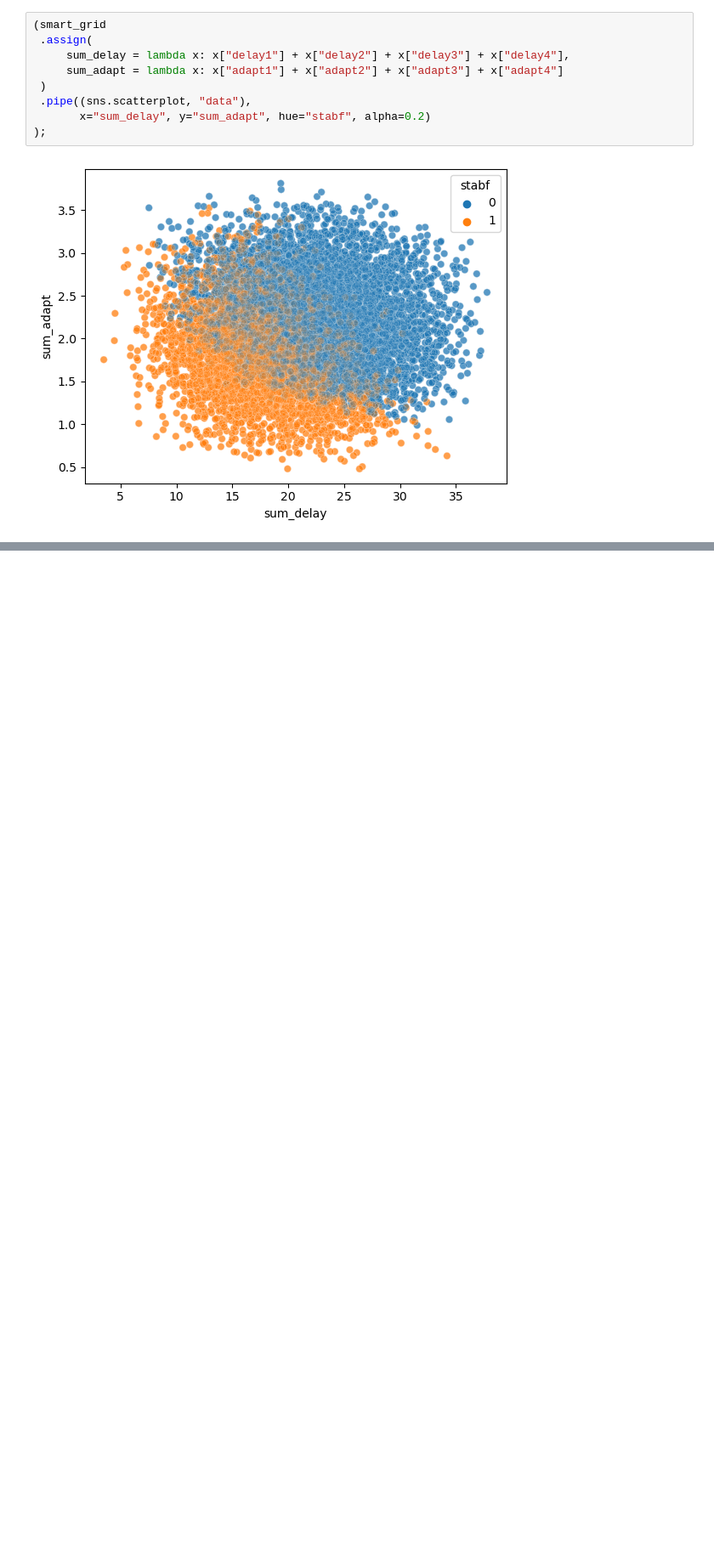
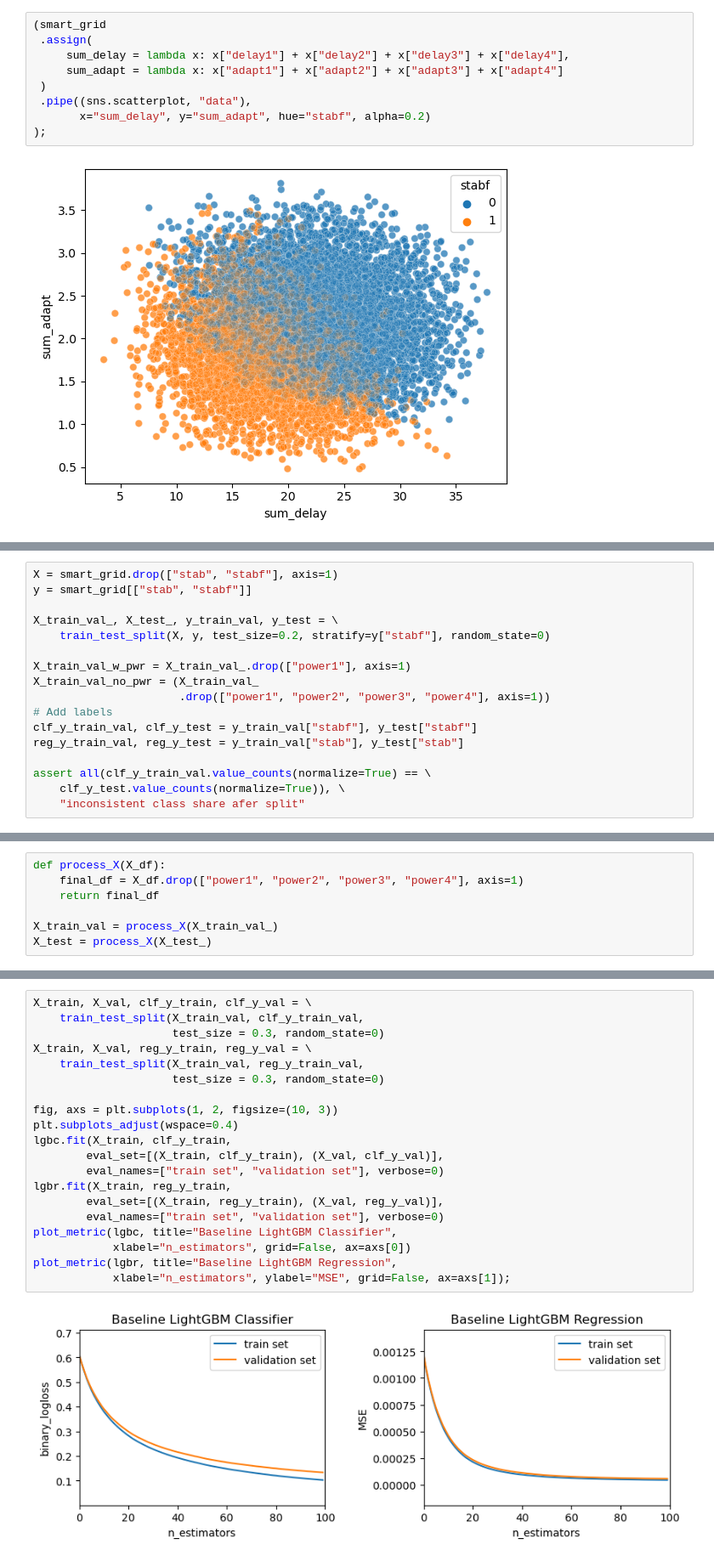
Before and after one commit to mphung1/SecureGrid, a Jupyter notebook: notebook.ipynb, the cells around one changed output, grey strips where cells are left out. Shown at 85% size. Drawn from its saved outputs; the diff is of its cells as text; blank space fills up the shorter version.

```diff
--- a/notebook.ipynb
+++ b/notebook.ipynb
@@ -85,0 +108,17 @@ for row_ind, feat_type in enumerate(["delay", "power", "adapt"]):
+# %%
+X = smart_grid.drop(["stab", "stabf"], axis=1)
+y = smart_grid[["stab", "stabf"]]
+
+X_train_val_, X_test_, y_train_val, y_test = \
+    train_test_split(X, y, test_size=0.2, stratify=y["stabf"], random_state=0)
+
+X_train_val_w_pwr = X_train_val_.drop(["power1"], axis=1)
+X_train_val_no_pwr = (X_train_val_
+                      .drop(["power1", "power2", "power3", "power4"], axis=1))
+# Add labels
+clf_y_train_val, clf_y_test = y_train_val["stabf"], y_test["stabf"]
+reg_y_train_val, reg_y_test = y_train_val["stab"], y_test["stab"]
+
+assert all(clf_y_train_val.value_counts(normalize=True) == \
+    clf_y_test.value_counts(normalize=True)), \
+    "inconsistent class share afer split"
@@ -85,0 +302,7 @@ for row_ind, feat_type in enumerate(["delay", "power", "adapt"]):
+# %%
+def process_X(X_df):
+    final_df = X_df.drop(["power1", "power2", "power3", "power4"], axis=1)
+    return final_df
+
+X_train_val = process_X(X_train_val_)
+X_test = process_X(X_test_)
@@ -85,0 +326,22 @@ for row_ind, feat_type in enumerate(["delay", "power", "adapt"]):
+# %%
+X_train, X_val, clf_y_train, clf_y_val = \
+    train_test_split(X_train_val, clf_y_train_val,
+                     test_size = 0.3, random_state=0)
+X_train, X_val, reg_y_train, reg_y_val = \
+    train_test_split(X_train_val, reg_y_train_val,
+                     test_size = 0.3, random_state=0)
+
+fig, axs = plt.subplots(1, 2, figsize=(10, 3))
+plt.subplots_adjust(wspace=0.4)
+lgbc.fit(X_train, clf_y_train,
+        eval_set=[(X_train, clf_y_train), (X_val, clf_y_val)],
+        eval_names=["train set", "validation set"], verbose=0)
+lgbr.fit(X_train, reg_y_train,
+        eval_set=[(X_train, reg_y_train), (X_val, reg_y_val)],
+        eval_names=["train set", "validation set"], verbose=0)
+plot_metric(lgbc, title="Baseline LightGBM Classifier",
+            xlabel="n_estimators", grid=False, ax=axs[0])
+plot_metric(lgbr, title="Baseline LightGBM Regression",
+            xlabel="n_estimators", ylabel="MSE", grid=False, ax=axs[1]);
+# %% [output]
+[figure, added]
```
Also changed, not shown: parts of 6 cells of this notebook.
